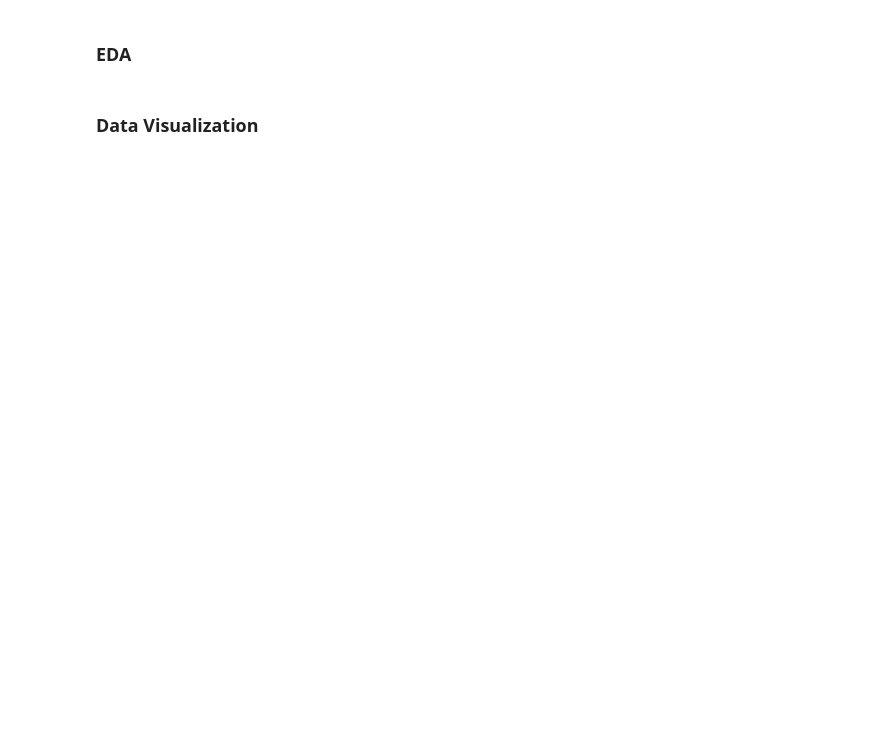
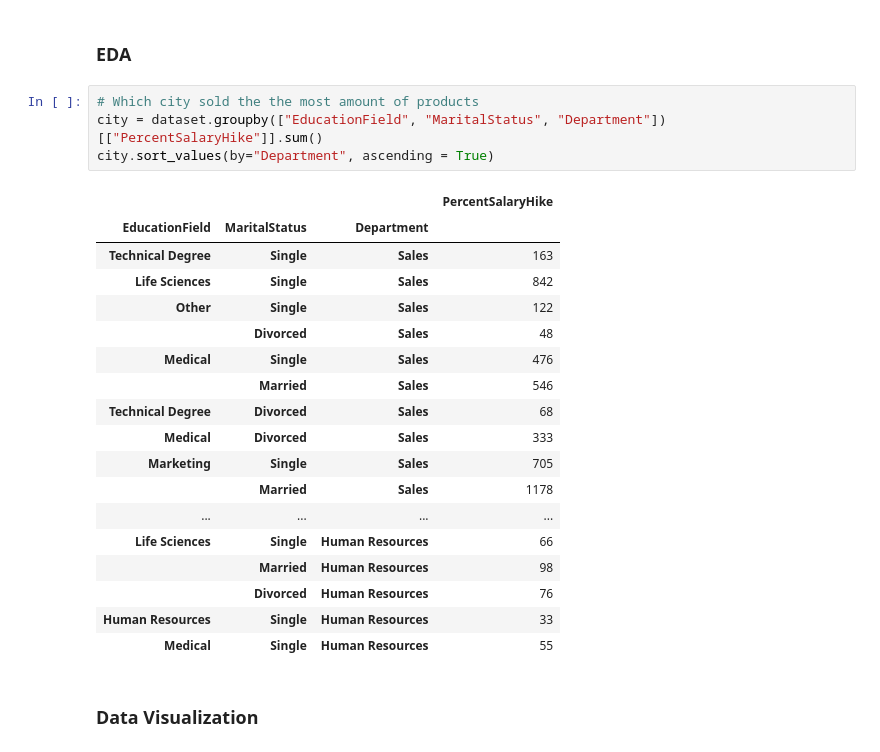
Before and after one commit to Kyl67899/Meriskill_Data_Analysis_intern, a Jupyter notebook: HR/hr.ipynb, the cells around one changed output. Drawn from its saved outputs; the diff is of its cells as text; blank space fills up the shorter version.

```diff
--- a/HR/hr.ipynb
+++ b/HR/hr.ipynb
@@ -87,4 +129,27 @@ dataset.describe()
 # %% [markdown]
 ### EDA
+# %%
+# Which city sold the the most amount of products
+city = dataset.groupby(["EducationField", "MaritalStatus", "Department"])[["PercentSalaryHike"]].sum()
+city.sort_values(by="Department", ascending = True)
+# %% [output]
+|  |  |  | PercentSalaryHike |
+| EducationField | MaritalStatus | Department |  |
+| Technical Degree | Single | Sales | 163 |
+| Life Sciences | Single | Sales | 842 |
+| Other | Single | Sales | 122 |
+|  | Divorced | Sales | 48 |
+| Medical | Single | Sales | 476 |
+|  | Married | Sales | 546 |
+| Technical Degree | Divorced | Sales | 68 |
+| Medical | Divorced | Sales | 333 |
+| Marketing | Single | Sales | 705 |
+|  | Married | Sales | 1178 |
+| ... | ... | ... | ... |
+| Life Sciences | Single | Human Resources | 66 |
+|  | Married | Human Resources | 98 |
+|  | Divorced | Human Resources | 76 |
+| Human Resources | Single | Human Resources | 33 |
+| Medical | Single | Human Resources | 55 |
 # %% [markdown]
 ### Data Visualization
```
Also changed, not shown: parts of 4 cells of this notebook.
